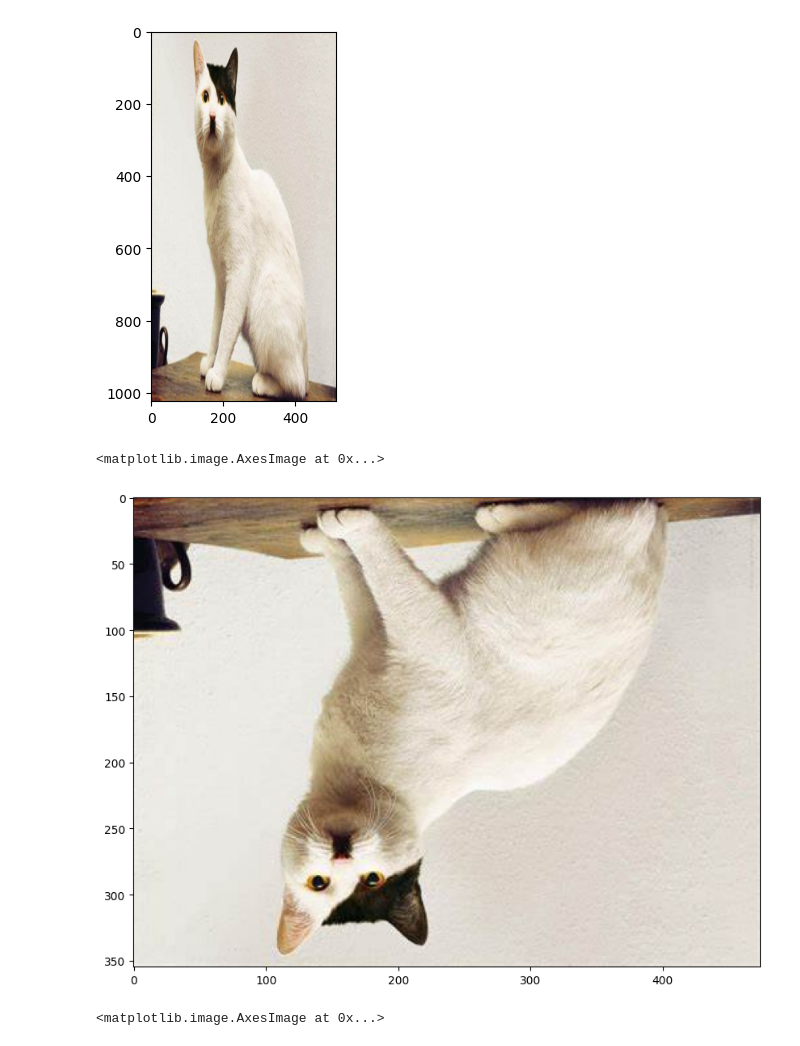
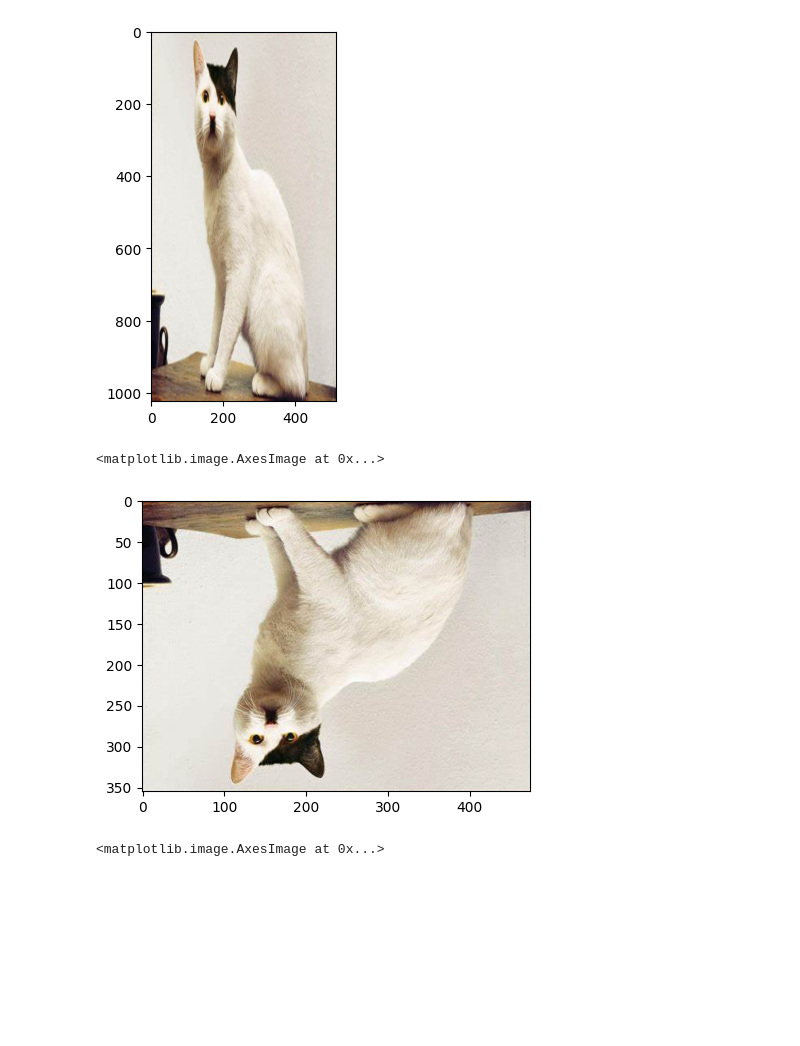
Before and after one commit to mkemaln/PCVK_M-Kemal-Nugraha_3D, a Jupyter notebook: Week2.ipynb, the cells around one changed output. Cells and saved outputs as stored; diff of their text form; code cells hidden in the pictures; blank space fills up the shorter version.

```diff
--- a/Week2.ipynb
+++ b/Week2.ipynb
@@ -51,13 +51,13 @@ plt.imshow(img4)
 # %%
 # @title Flipping image using cv function
 img5 = cv.flip(cv.cvtColor(img,cv.COLOR_BGR2RGB),0)
 
-fig = plt.figure(figsize=(10,10))
+fig = plt.figure(figsize=(5,5))
 ax = fig.add_subplot(111)
 ax.imshow(img5)
 # %% [output]
 <matplotlib.image.AxesImage at 0x...>
-[figure, old version]
+[figure, new version]
 # %%
 # @title Membuat bentuk Geometri 2D dari OpenCV int16
 black_img = np.zeros(shape=(512,512,3),dtype=np.int16)
```
Also changed, not shown: parts of 4 cells of this notebook.
